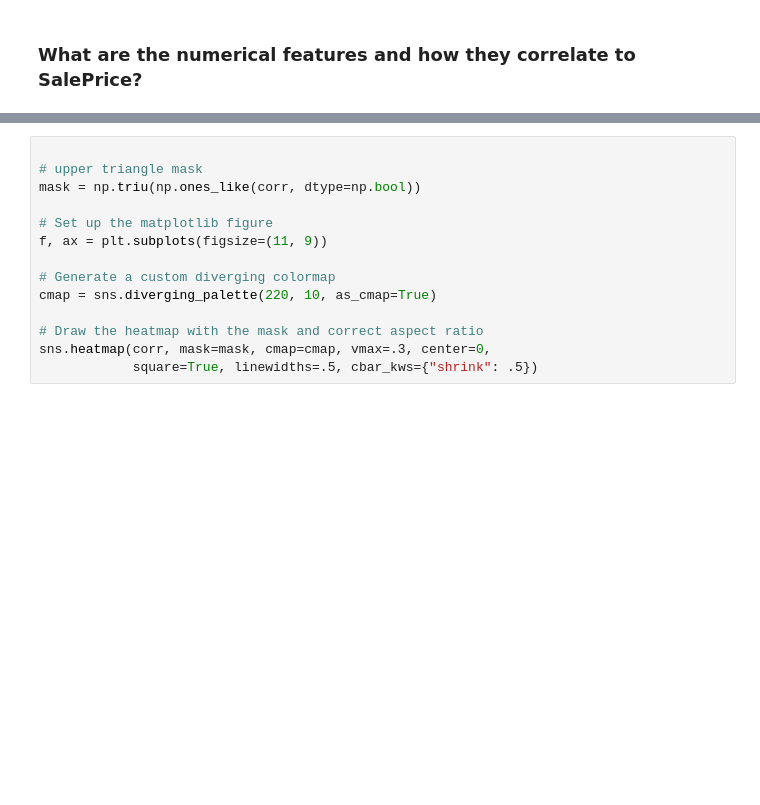
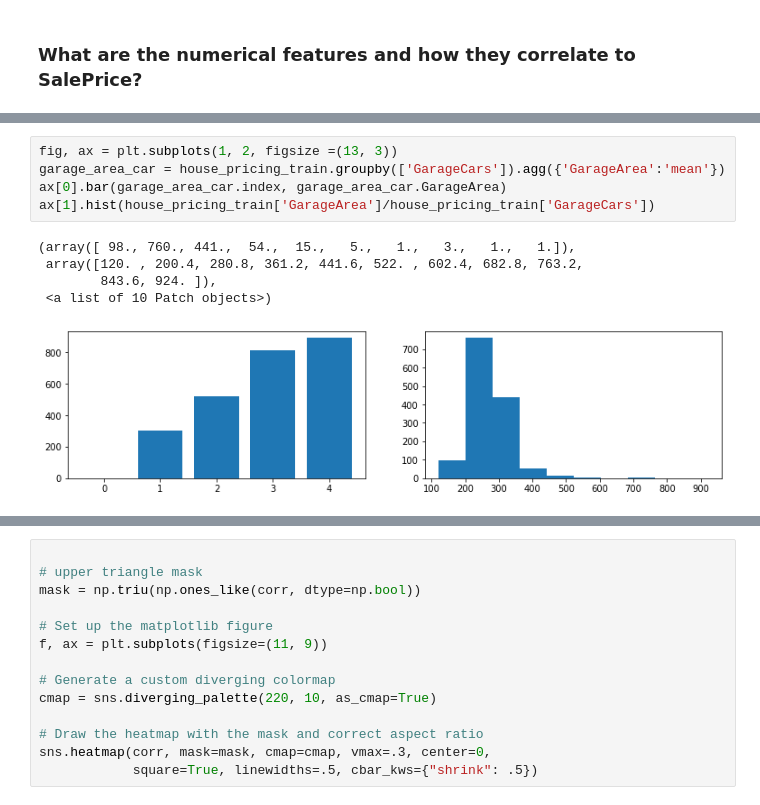
Before and after one commit to nailson/kaggle_competitions, a Jupyter notebook: house_pricing/exploratory_analysis.ipynb, the cells around one changed output, grey strips where cells are left out. Drawn from its saved outputs; the diff is of its cells as text; blank space fills up the shorter version.

```diff
--- a/house_pricing/exploratory_analysis.ipynb
+++ b/house_pricing/exploratory_analysis.ipynb
@@ -100,0 +121,11 @@ plt.scatter(y, linear_model.predict(X))
+# %%
+fig, ax = plt.subplots(1, 2, figsize =(13, 3))
+garage_area_car = house_pricing_train.groupby(['GarageCars']).agg({'GarageArea':'mean'})
+ax[0].bar(garage_area_car.index, garage_area_car.GarageArea)
+ax[1].hist(house_pricing_train['GarageArea']/house_pricing_train['GarageCars'])
+# %% [output]
+(array([ 98., 760., 441.,  54.,  15.,   5.,   1.,   3.,   1.,   1.]),
+ array([120. , 200.4, 280.8, 361.2, 441.6, 522. , 602.4, 682.8, 763.2,
+        843.6, 924. ]),
+ <a list of 10 Patch objects>)
+[figure, added]
```
Also changed, not shown: parts of 14 cells of this notebook.
